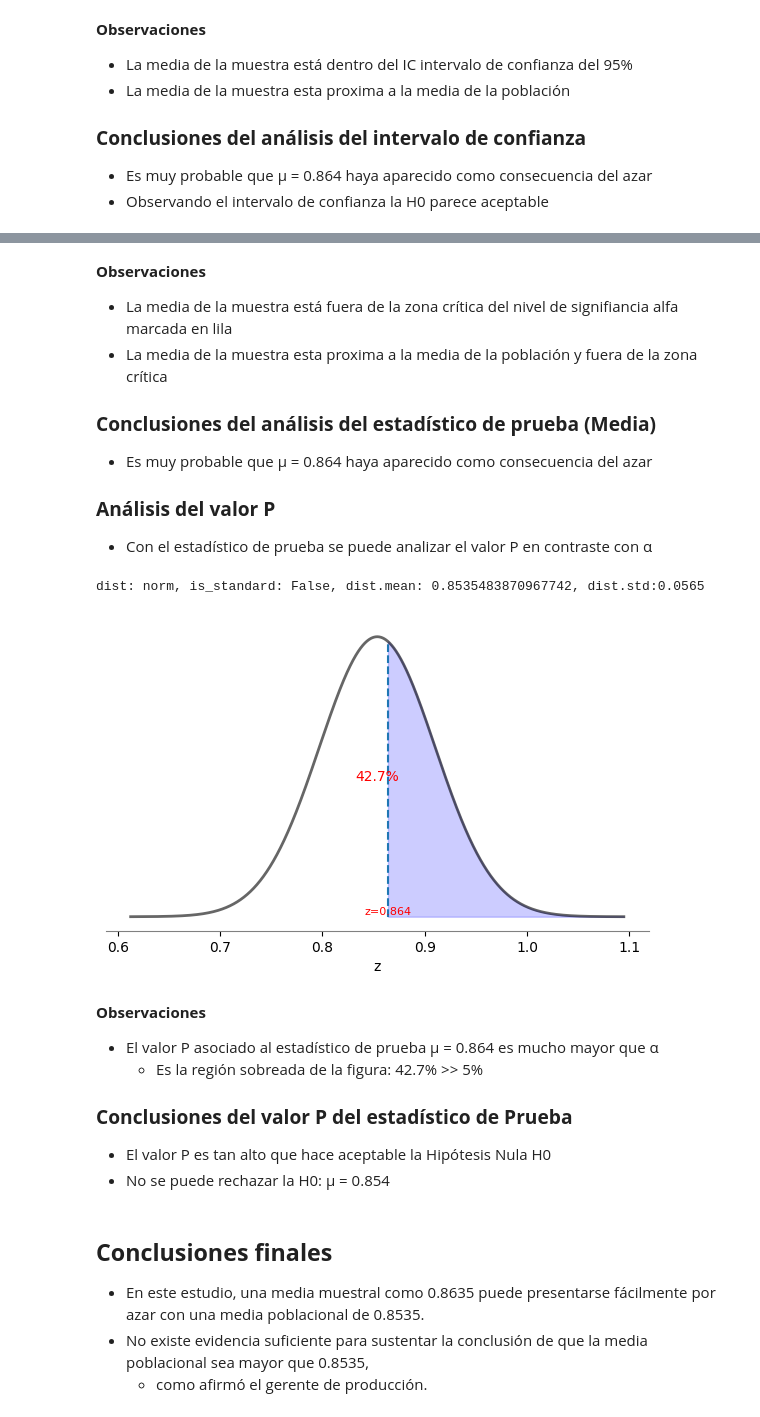
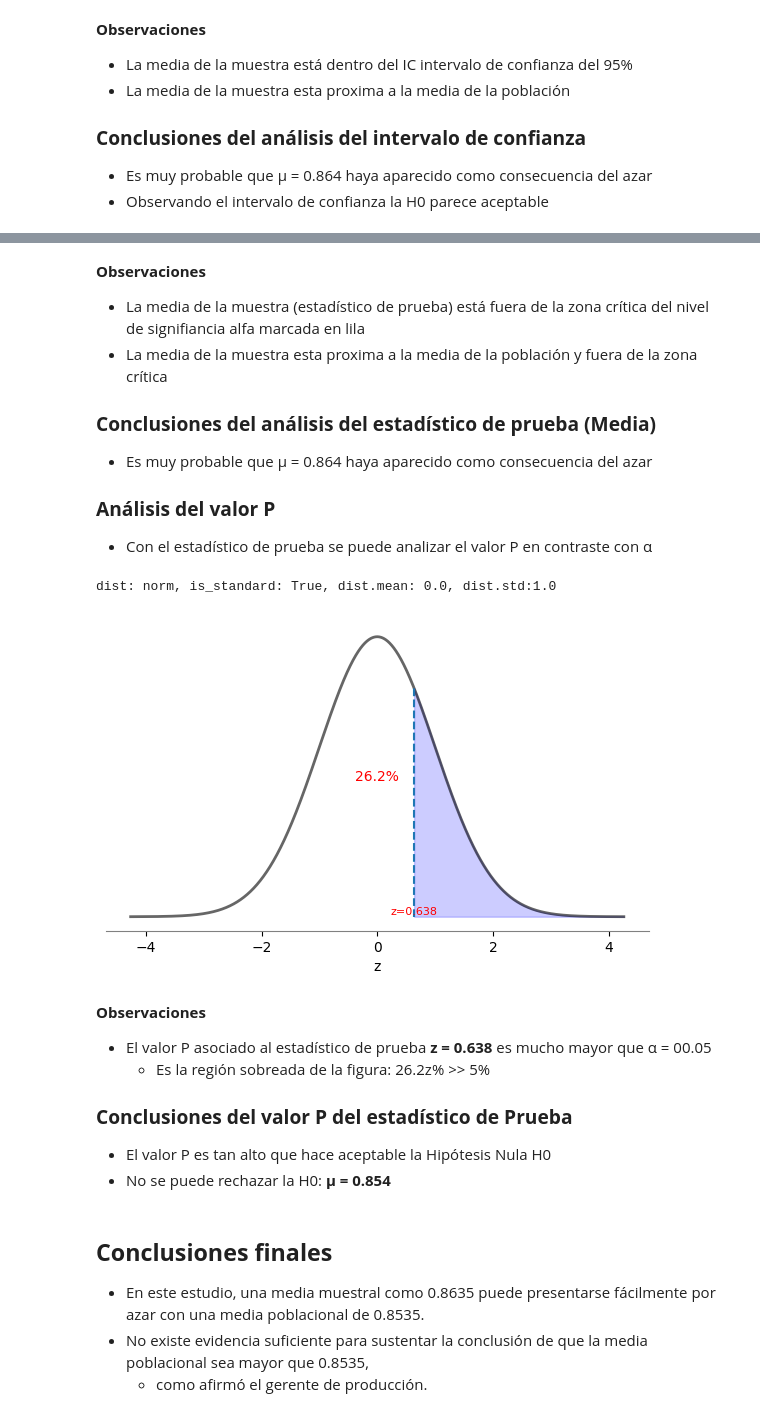
Before and after one commit to DaniCh-Coder/Python-Notes, a Jupyter notebook: ps stats/Probability-distributions/dp-hip-test-norm-M&M.ipynb, the cells around one changed output, grey strips where cells are left out. Saved outputs shown, nothing was run; the diff lists cells and outputs as text; code cells hidden in the pictures.

```diff
--- a/ps stats/Probability-distributions/dp-hip-test-norm-M&M.ipynb
+++ b/ps stats/Probability-distributions/dp-hip-test-norm-M&M.ipynb
@@ -316,6 +323,6 @@ dist: norm, is_standard: False, dist.mean: 0.8535483870967742, dist.std:0.0565
 # %% [markdown]
 **Observaciones**
-+ La media de la muestra está fuera de la zona crítica del nivel de signifiancia alfa marcada en lila
++ La media de la muestra (estadístico de prueba) está fuera de la zona crítica del nivel de signifiancia alfa marcada en lila
 + La media de la muestra esta proxima a la media de la población y fuera de la zona crítica
 
 ### **Conclusiones del análisis del estadístico de prueba (Media)**
@@ -324,17 +331,17 @@ dist: norm, is_standard: False, dist.mean: 0.8535483870967742, dist.std:0.0565
 ### **Análisis del valor P**
 + Con el estadístico de prueba se puede analizar el valor P en contraste con α
 # %%
-fig, ax = distr_prob(stats.norm(mep, sdp), a=0.864)
+fig, ax = distr_prob(stats.norm(), a=z)
 # %% [output]
-dist: norm, is_standard: False, dist.mean: 0.8535483870967742, dist.std:0.0565
+dist: norm, is_standard: True, dist.mean: 0.0, dist.std:1.0
-[figure, old version]
+[figure, new version]
 # %% [markdown]
 **Observaciones**
-+ El valor P asociado al estadístico de prueba µ = 0.864 es mucho mayor que α
-    + Es la región sobreada de la figura: 42.7% >> 5%
++ El valor P asociado al estadístico de prueba **z = 0.638** es mucho mayor que α = 00.05
+    + Es la región sobreada de la figura: 26.2z% >> 5%
 ### **Conclusiones del valor P del estadístico de Prueba**
 + El valor P es tan alto que hace aceptable la Hipótesis Nula H0
-+ No se puede rechazar la H0: µ = 0.854
++ No se puede rechazar la H0: **µ = 0.854**
 # %% [markdown]
 ## **Conclusiones finales**
 + En este estudio, una media muestral como 0.8635 puede presentarse fácilmente por azar con una media poblacional de 0.8535.
```
Also changed, not shown: parts of 3 cells of this notebook, 3 other files.
